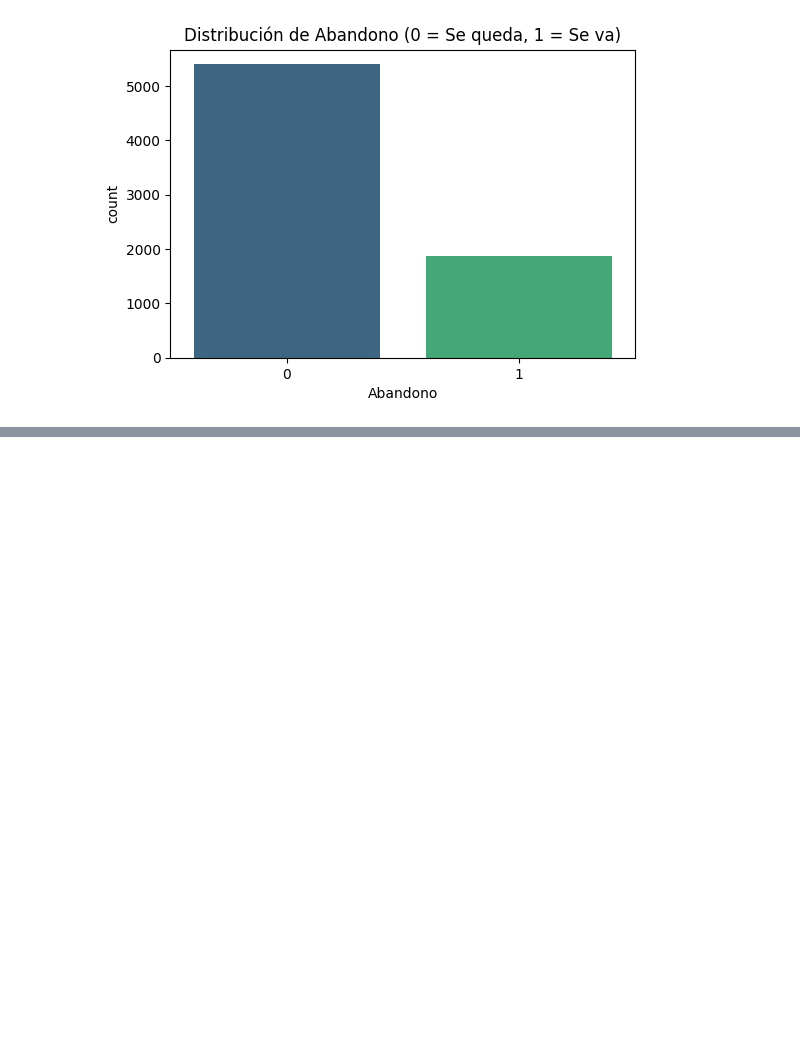
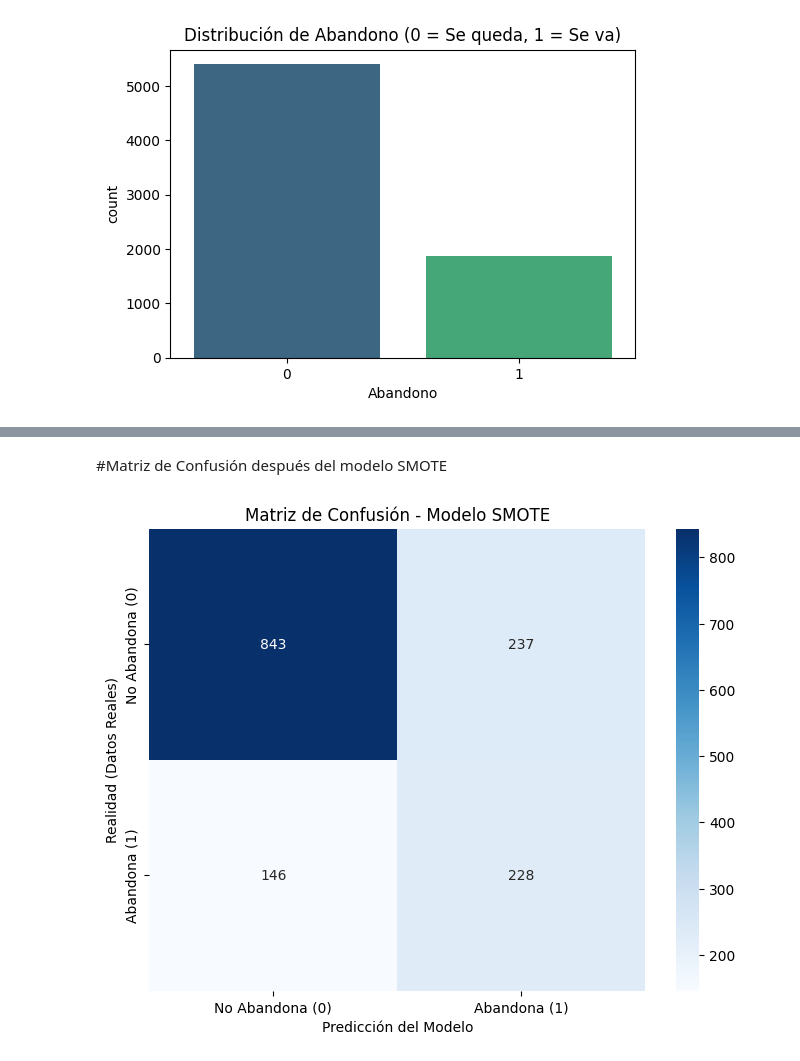
Before and after one commit to ferneysua123-dot/Telecom_X_Parte2, a Jupyter notebook: TelecomX_PARTE__II.ipynb, the cells around one changed output, grey strips where cells are left out. Saved outputs shown, nothing was run; the diff lists cells and outputs as text; code cells hidden in the pictures; blank space fills up the shorter version.

```diff
--- a/TelecomX_PARTE__II.ipynb
+++ b/TelecomX_PARTE__II.ipynb
@@ -4,8 +4,14 @@
 # Extracción del Archivo Tratado
 # %%
 import pandas as pd
-datos= pd.read_csv("datos_tratados.csv")
+
+#importando los datos desde github
+url = 'https://raw.githubusercontent.com/ferneysua123-dot/Telecom_X_Parte2/refs/heads/main/datos_tratados.csv'
+datos = pd.read_csv(url)
 datos.head()
+
+#datos= pd.read_csv("datos_tratados.csv")
+#datos.head()
 # %% [output]
 |  | ID_Cliente | Abandono | Genero | Adulto_Mayor | Tiene_Pareja | Tiene_Dependientes | Meses_Permanencia | ... |
 | 0 | 0002-ORFBO | 0 | Mujer | 0 | 1 | 1 | 9 | ... |
@@ -162,0 +278,20 @@ Passing `palette` without assigning `hue` is deprecated and will be removed in v
+# %% [markdown]
+#Matriz de Confusión después del modelo SMOTE
+# %%
+from sklearn.metrics import confusion_matrix, ConfusionMatrixDisplay
+
+# 1. Calcular la matriz
+cm = confusion_matrix(y_test, y_pred_smote)
+
+# 2. Graficar
+plt.figure(figsize=(8, 6))
+sns.heatmap(cm, annot=True, fmt='d', cmap='Blues',
+            xticklabels=['No Abandona (0)', 'Abandona (1)'],
+            yticklabels=['No Abandona (0)', 'Abandona (1)'])
+
+plt.xlabel('Predicción del Modelo')
+plt.ylabel('Realidad (Datos Reales)')
+plt.title('Matriz de Confusión - Modelo SMOTE')
+plt.show()
+# %% [output]
+[figure, added]
```
Also changed, not shown: parts of 22 cells of this notebook.
